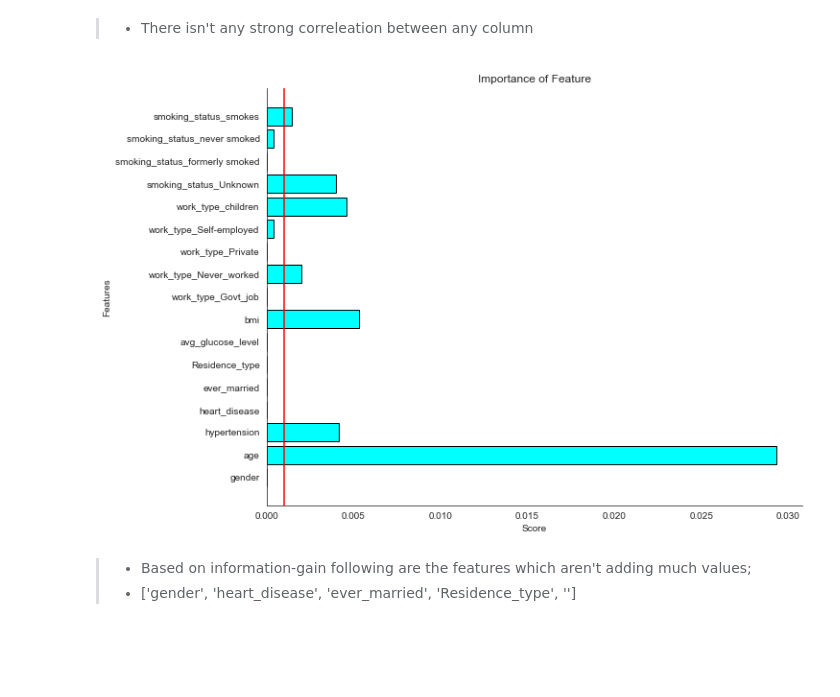
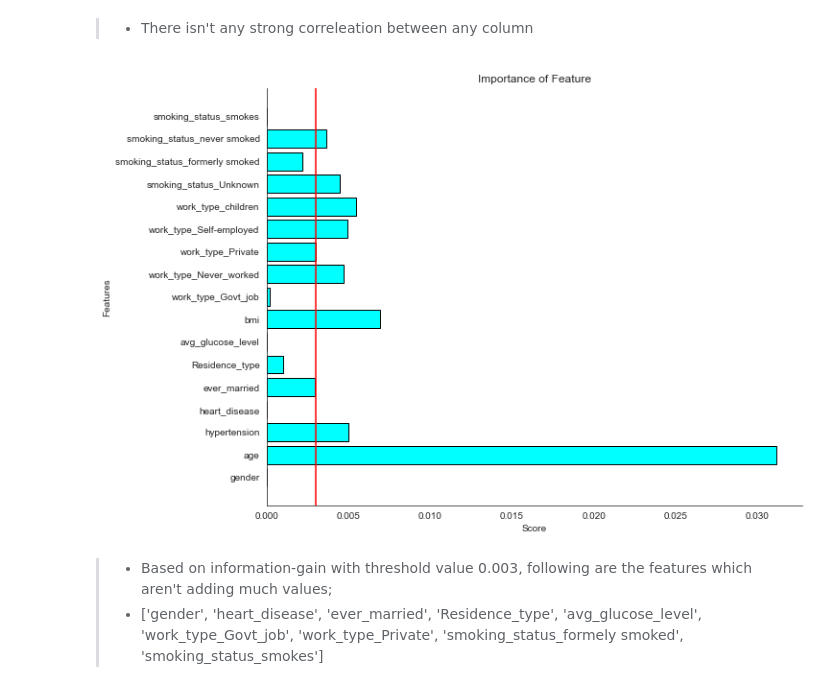
Before and after one commit to aman4004/Stroke-Prediction, a Jupyter notebook: EDA.ipynb, the cells around one changed output. Drawn from its saved outputs; the diff is of its cells as text; code cells hidden in the pictures; blank space fills up the shorter version.

Commit message:
added random_state and comment in information_gain

```diff
--- a/EDA.ipynb
+++ b/EDA.ipynb
@@ -268,24 +268,24 @@ plt.show()
 # %%
 # finding relevat column by information gain
 from sklearn.feature_selection import mutual_info_classif
 
 # score of the dataset
-score = mutual_info_classif(df_new.drop('stroke', axis=1), df_new['stroke'])
+score = mutual_info_classif(df_new.drop('stroke', axis=1), df_new['stroke'], random_state=21)
 
 # lets plot it
 plt.figure(figsize=(10, 8))
 plt.barh(df_new.drop('stroke', axis=1).columns, score, color = 'cyan', edgecolor='black')
-plt.axvline(0.001, color='red')
+plt.axvline(0.003, color='red')
 plt.title('Importance of Feature')
 plt.xlabel('Score')
 plt.ylabel('Features')
 sns.despine()
 plt.show()
 # %% [output]
-[figure, old version]
+[figure, new version]
 # %% [markdown]
-> * Based on information-gain following are the features which aren't adding much values;
-> * ['gender', 'heart_disease', 'ever_married', 'Residence_type', '']
+> * Based on information-gain with threshold value 0.003, following are the features which aren't adding much values;
+> * ['gender', 'heart_disease', 'ever_married', 'Residence_type', 'avg_glucose_level', 'work_type_Govt_job', 'work_type_Private', 'smoking_status_formely smoked', 'smoking_status_smokes']
 # %%
 sns.set_style('white')
 plt.figure(figsize=(10, 8))
```
Also changed, not shown: parts of 4 cells of this notebook.
